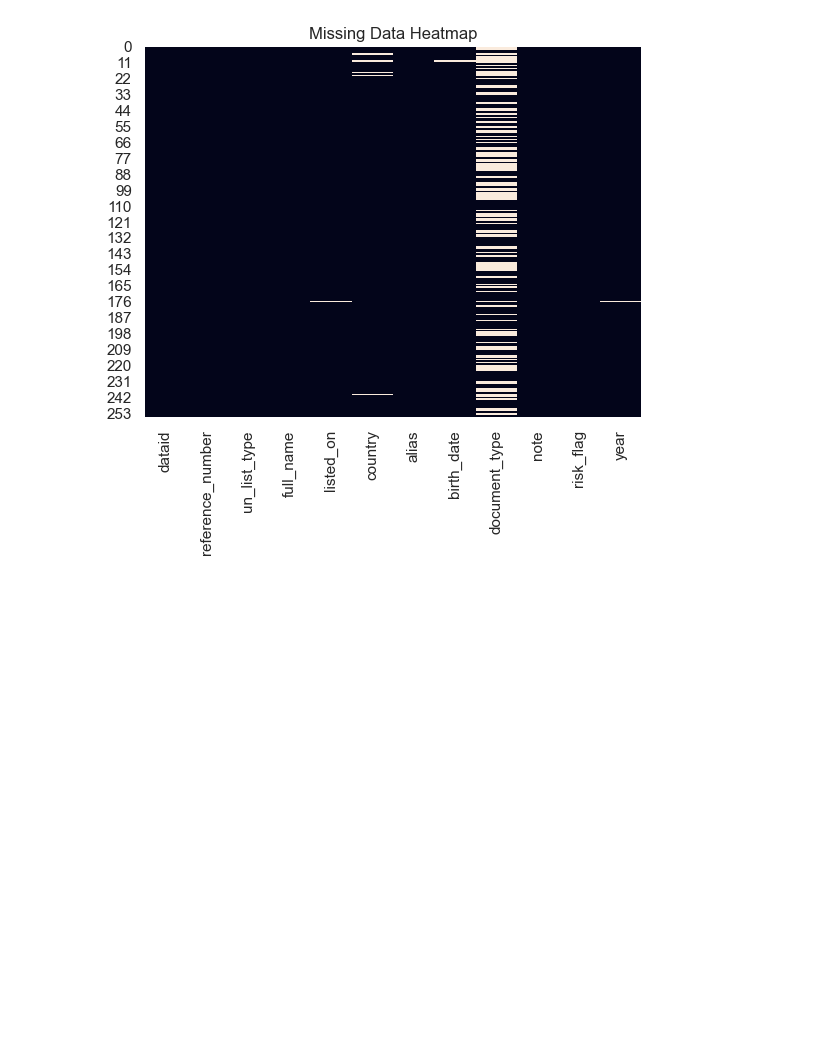
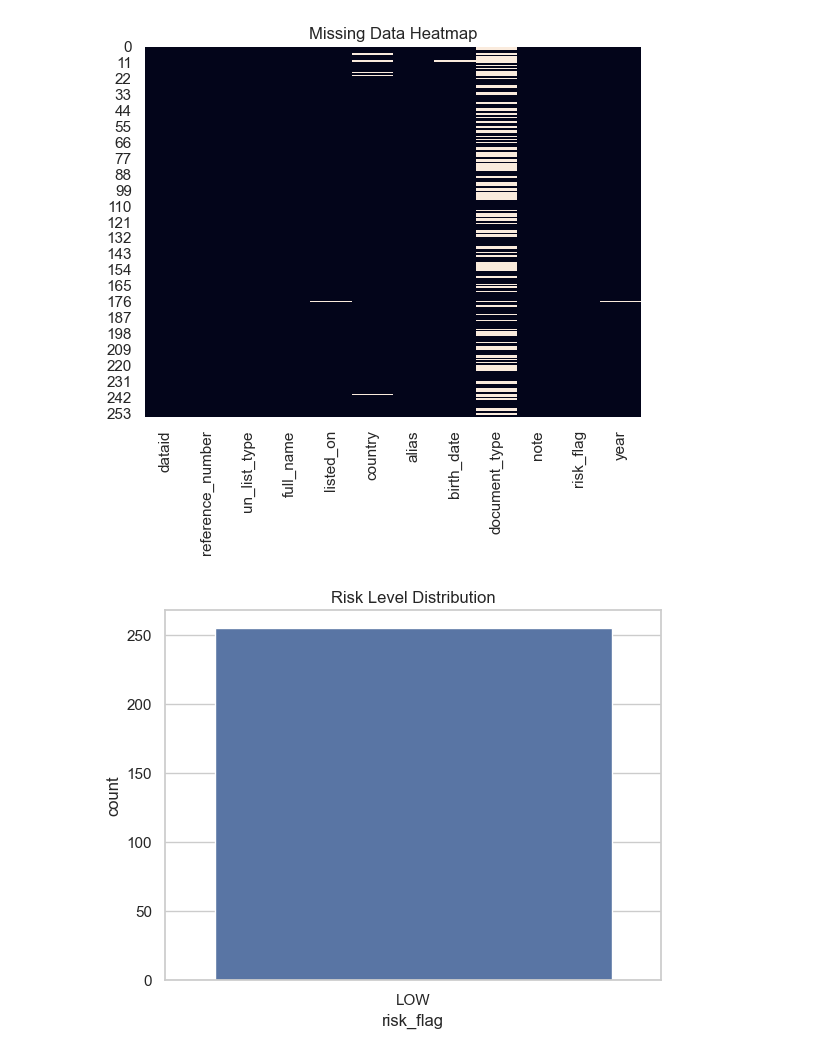
Before and after one commit to das-pradip/EDA_Practice, a Jupyter notebook: eda_un.ipynb, the cells around one changed output. Saved outputs shown, nothing was run; the diff lists cells and outputs as text; code cells hidden in the pictures; blank space fills up the shorter version.

```diff
--- a/eda_un.ipynb
+++ b/eda_un.ipynb
@@ -306,3 +306,9 @@ plt.title("Missing Data Heatmap")
 plt.show()
 # %% [output]
 [figure]
+# %%
+sns.countplot(x='risk_flag', data=final_df)
+plt.title("Risk Level Distribution")
+plt.show()
+# %% [output]
+[figure, added]
```
Also changed, not shown: parts of 1 cell of this notebook.
